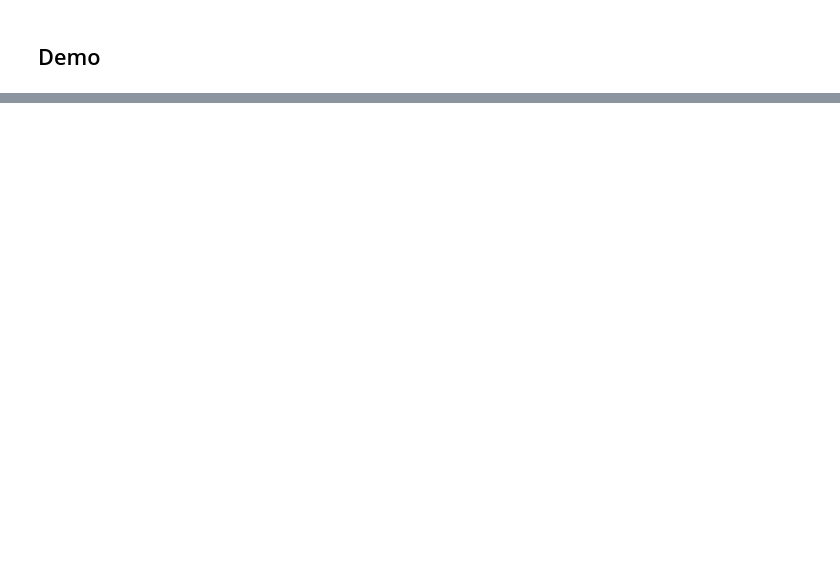
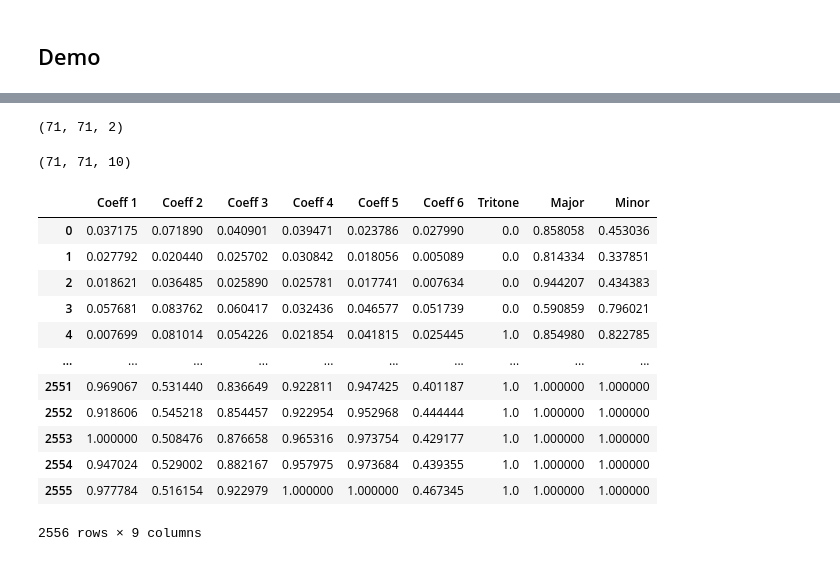
Before and after one commit to DCMLab/debussy, a Jupyter notebook: Summary Wavescape.ipynb, the cells around one changed output, grey strips where cells are left out. Saved outputs shown, nothing was run; the diff lists cells and outputs as text; code cells hidden in the pictures; blank space fills up the shorter version.

Commit message:
added major and minor detector plus correlations between columns, major and minor to fix!

```diff
--- a/Summary Wavescape.ipynb
+++ b/Summary Wavescape.ipynb
@@ -167,3 +238,3 @@ utm.shape
 # %%
-utm = np.concatenate((utm, utm_tritone.reshape((71,71,1))), axis=2)
+utm = np.concatenate((utm, utm_tritone), axis=2)
 utm.shape
@@ -169,0 +243,9 @@ utm.shape
+# %%
+# major and minor detector
+
+key_profiles = {
+    'major': np.array(list(MOZART_PROFILES['major'].values())),
+    'minor': np.array(list(MOZART_PROFILES['minor'].values()))
+}
+rotated_kp = {(mode, rotation): np.roll(kp, rotation) for mode, kp in key_profiles.items() for rotation in range(12)}
+rotated_kp
@@ -169,0 +270,36 @@ utm.shape
+# %%
+utm_major_minor = pitch_class_matrix_to_minor_major(arr1, rotated_kp)
+# %%
+utm_major_minor.shape
+# %% [output]
+(71, 71, 2)
+# %%
+utm = np.concatenate((utm, utm_major_minor), axis=2)
+utm.shape
+# %% [output]
+(71, 71, 10)
+# %%
+from sklearn.preprocessing import MinMaxScaler
+
+data_exp = pd.DataFrame(utm[:,:,1:].reshape(71*71, 9))
+data_exp = data_exp[data_exp[0] != 0]
+data_exp.columns = ['Coeff 1', 'Coeff 2', 'Coeff 3', 'Coeff 4', 'Coeff 5', 'Coeff 6', 'Tritone', 'Major', 'Minor']
+scaler = MinMaxScaler()
+
+data_exp = pd.DataFrame(scaler.fit_transform(data_exp), columns=data_exp.columns)
+
+data_exp
+# %% [output]
+|  | Coeff 1 | Coeff 2 | Coeff 3 | Coeff 4 | Coeff 5 | Coeff 6 | Tritone | Major | Minor |
+| 0 | 0.037175 | 0.071890 | 0.040901 | 0.039471 | 0.023786 | 0.027990 | 0.0 | 0.858058 | 0.453036 |
+| 1 | 0.027792 | 0.020440 | 0.025702 | 0.030842 | 0.018056 | 0.005089 | 0.0 | 0.814334 | 0.337851 |
+| 2 | 0.018621 | 0.036485 | 0.025890 | 0.025781 | 0.017741 | 0.007634 | 0.0 | 0.944207 | 0.434383 |
+| 3 | 0.057681 | 0.083762 | 0.060417 | 0.032436 | 0.046577 | 0.051739 | 0.0 | 0.590859 | 0.796021 |
+| 4 | 0.007699 | 0.081014 | 0.054226 | 0.021854 | 0.041815 | 0.025445 | 1.0 | 0.854980 | 0.822785 |
+| ... | ... | ... | ... | ... | ... | ... | ... | ... | ... |
+| 2551 | 0.969067 | 0.531440 | 0.836649 | 0.922811 | 0.947425 | 0.401187 | 1.0 | 1.000000 | 1.000000 |
+| 2552 | 0.918606 | 0.545218 | 0.854457 | 0.922954 | 0.952968 | 0.444444 | 1.0 | 1.000000 | 1.000000 |
+| 2553 | 1.000000 | 0.508476 | 0.876658 | 0.965316 | 0.973754 | 0.429177 | 1.0 | 1.000000 | 1.000000 |
+| 2554 | 0.947024 | 0.529002 | 0.882167 | 0.957975 | 0.973684 | 0.439355 | 1.0 | 1.000000 | 1.000000 |
+| 2555 | 0.977784 | 0.516154 | 0.922979 | 1.000000 | 1.000000 | 0.467345 | 1.0 | 1.000000 | 1.000000 |
+2556 rows × 9 columns
```
Also changed, not shown: parts of 29 cells of this notebook, 1 other file.
